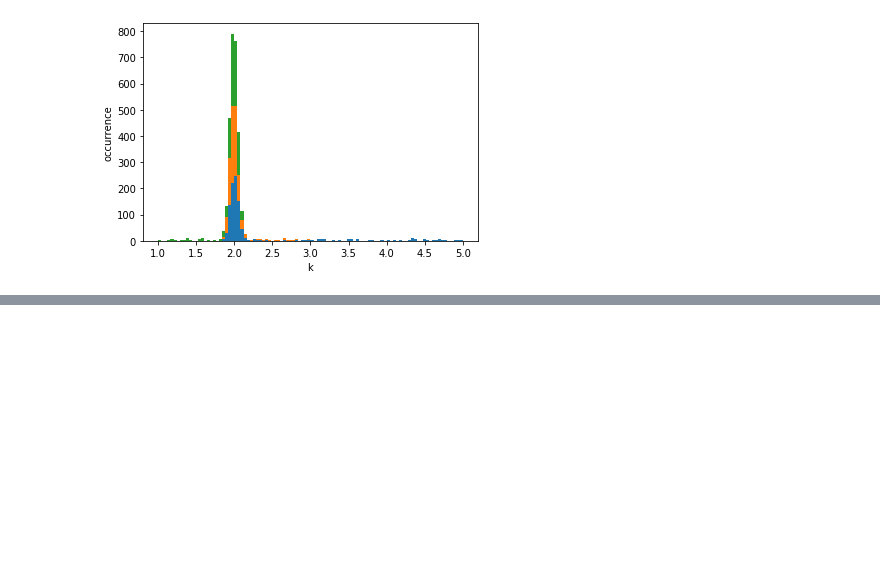
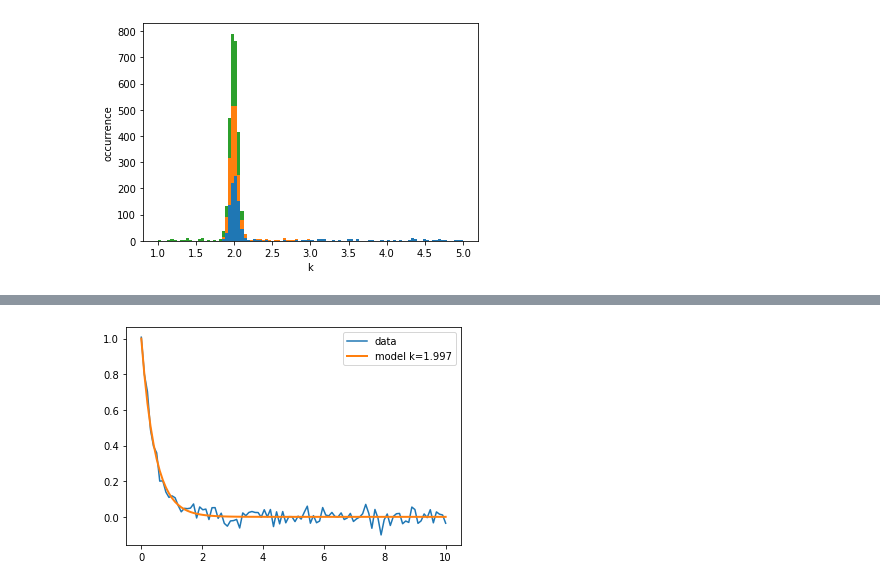
Before and after one commit to simonmarchant/pkpd-practice, a Jupyter notebook: Bayesian sampling.ipynb, the cells around one changed output, grey strips where cells are left out. Drawn from its saved outputs; the diff is of its cells as text; code cells hidden in the pictures; blank space fills up the shorter version.

```diff
--- a/Bayesian sampling.ipynb
+++ b/Bayesian sampling.ipynb
@@ -286,0 +293,24 @@ plt.show()
+# %%
+# First, optimisation.
+# Gotta make the model into a Pints one
+class PintsOneComp(pints.ForwardModel):
+    def n_parameters(self):
+        return 1
+    def simulate(self, parameter, times):
+        return ForwardEuler(onecomp, parameter, 1, times)
+
+pintsmodel = PintsOneComp()
+problem = pints.SingleOutputProblem(pintsmodel, times, noisy_data)
+error_measure = pints.SumOfSquaresError(problem)
+optimisation = pints.OptimisationController(error_measure, [1], method=pints.XNES)
+optimisation.set_log_to_screen(False)
+parameters, error = optimisation.run()
+
+# How does it look?
+plt.figure()
+plt.plot(times, noisy_data, label='data')
+plt.plot(times, pintsmodel.simulate(parameters, times), lw=2, label='model k=%.3f' % parameters)
+plt.legend()
+plt.show()
+# %% [output]
+[figure, added]
```
Also changed, not shown: parts of 5 cells of this notebook, 1 other file.
